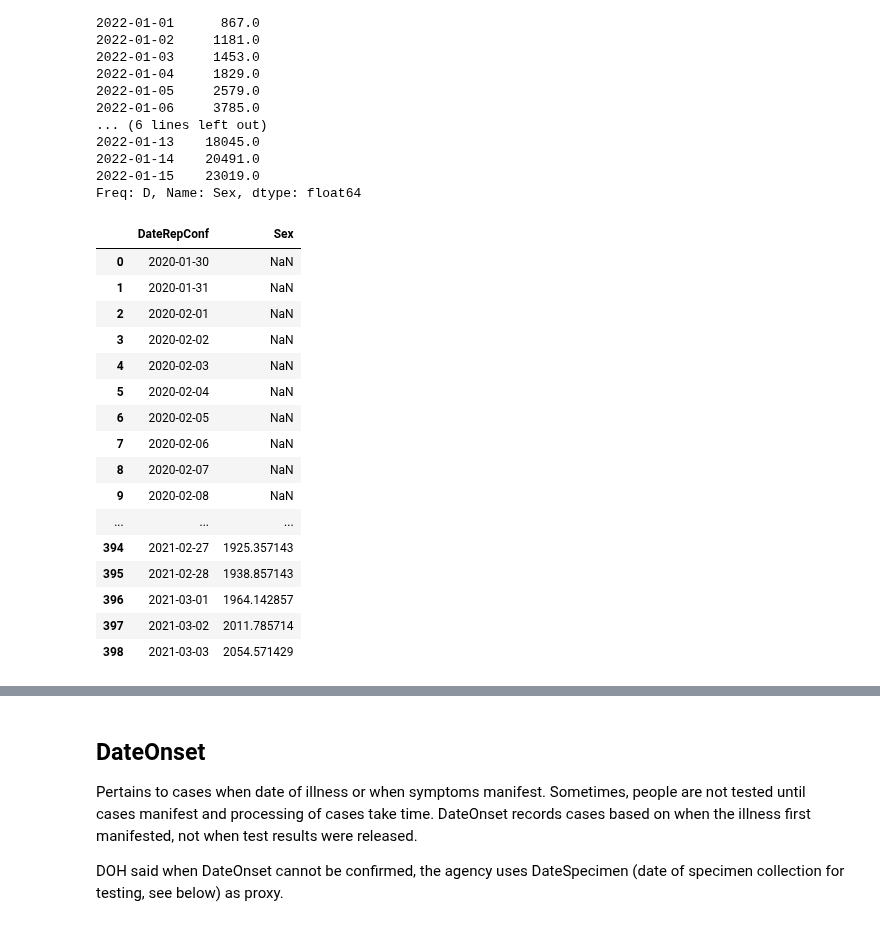
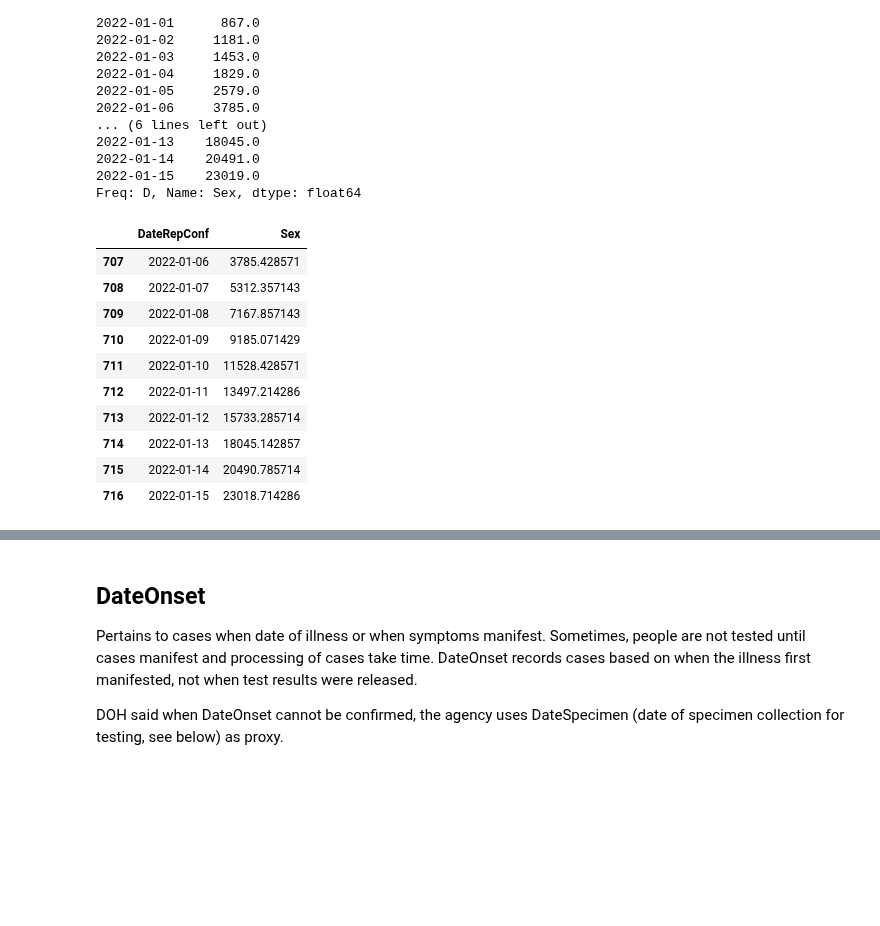
Before and after one commit to pmagtulis/covid-ph, a Jupyter notebook: covid-philippines.ipynb, the cells around one changed output, grey strips where cells are left out. Saved outputs shown, nothing was run; the diff lists cells and outputs as text; code cells hidden in the pictures; blank space fills up the shorter version.

```diff
--- a/covid-philippines.ipynb
+++ b/covid-philippines.ipynb
@@ -182,25 +165,19 @@ DateRepConf
 Freq: D, Name: Sex, dtype: float64
 # %%
 case_roll = df.resample('D', on='DateRepConf').Sex.count().rolling(14).mean().to_frame().reset_index()
-case_roll
+case_roll.tail(10)
 # %% [output]
 |  | DateRepConf | Sex |
-| 0 | 2020-01-30 | NaN |
-| 1 | 2020-01-31 | NaN |
-| 2 | 2020-02-01 | NaN |
-| 3 | 2020-02-02 | NaN |
-| 4 | 2020-02-03 | NaN |
-| 5 | 2020-02-04 | NaN |
-| 6 | 2020-02-05 | NaN |
-| 7 | 2020-02-06 | NaN |
-| 8 | 2020-02-07 | NaN |
-| 9 | 2020-02-08 | NaN |
-| ... | ... | ... |
-| 394 | 2021-02-27 | 1925.357143 |
-| 395 | 2021-02-28 | 1938.857143 |
-| 396 | 2021-03-01 | 1964.142857 |
-| 397 | 2021-03-02 | 2011.785714 |
-| 398 | 2021-03-03 | 2054.571429 |
+| 707 | 2022-01-06 | 3785.428571 |
+| 708 | 2022-01-07 | 5312.357143 |
+| 709 | 2022-01-08 | 7167.857143 |
+| 710 | 2022-01-09 | 9185.071429 |
+| 711 | 2022-01-10 | 11528.428571 |
+| 712 | 2022-01-11 | 13497.214286 |
+| 713 | 2022-01-12 | 15733.285714 |
+| 714 | 2022-01-13 | 18045.142857 |
+| 715 | 2022-01-14 | 20490.785714 |
+| 716 | 2022-01-15 | 23018.714286 |
 # %%
 (
     ggplot(case_roll, aes('DateRepConf', 'Sex')) +
```
Also changed, not shown: parts of 22 cells of this notebook.
